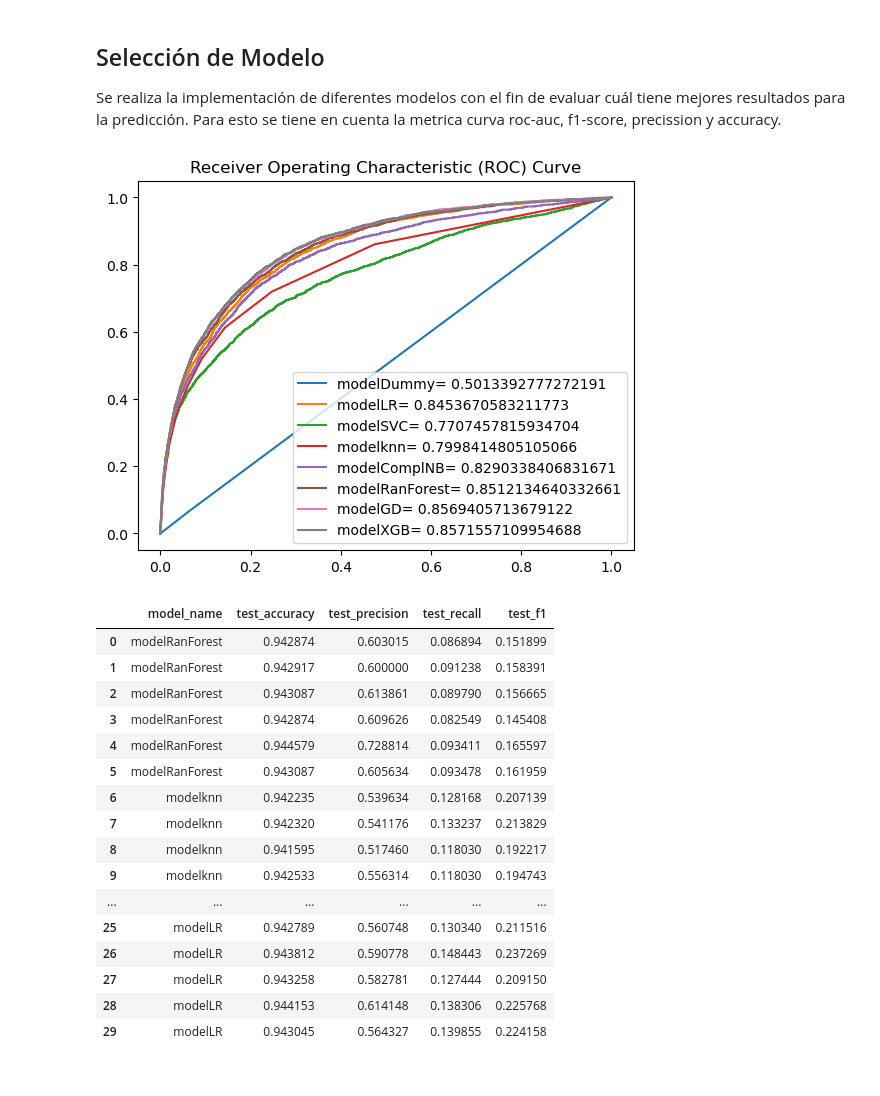
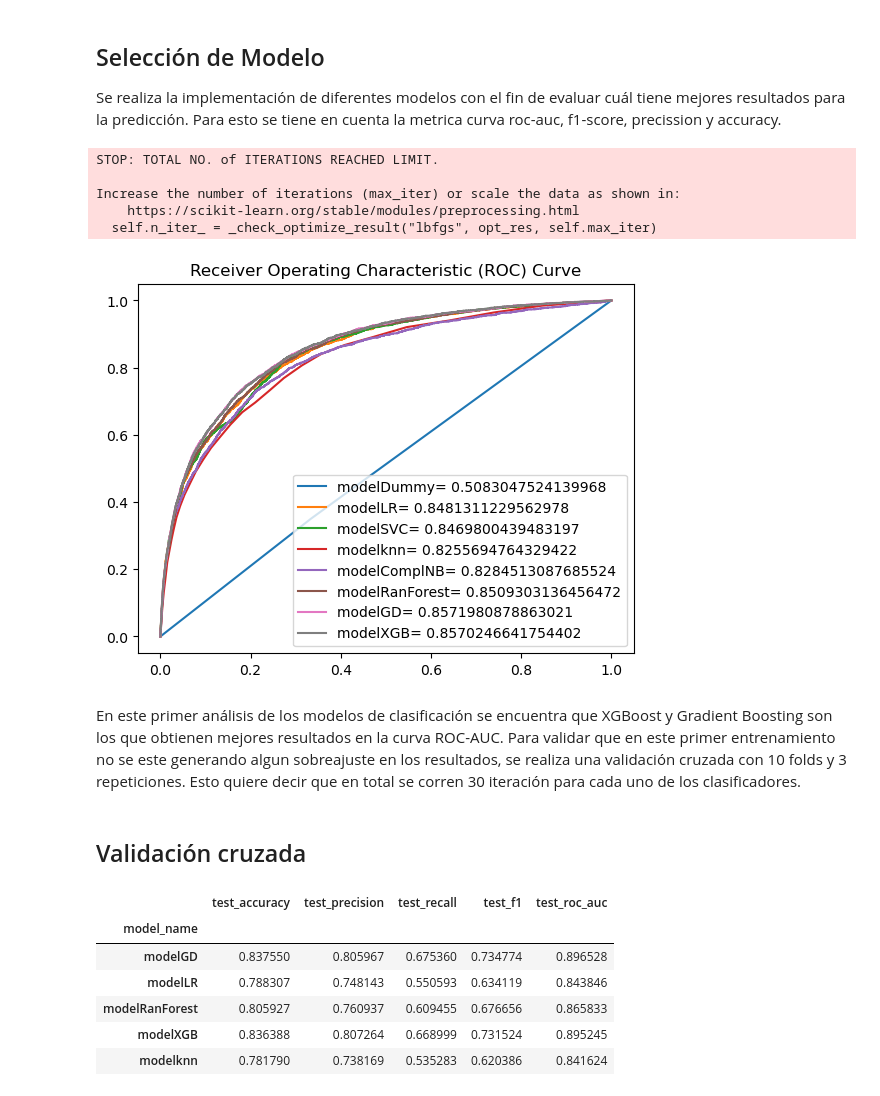
Before and after one commit to 00Fede/givemesomecredit, a Jupyter notebook: Model_Implementation_Training.ipynb, the cells around one changed output. Drawn from its saved outputs; the diff is of its cells as text; code cells hidden in the pictures.

```diff
--- a/Model_Implementation_Training.ipynb
+++ b/Model_Implementation_Training.ipynb
@@ -114,3 +121,9 @@ X_train, X_test, y_train, y_test = train_test_split(
     random_state=282,
     shuffle=True
 )
+y_train = y_train.ravel()
+y_test = y_test.ravel()
+print('Tamaño del dataset de entrenamiento: ', X_train.shape)
+print('Tamaño del dataset de evaluación: ', X_test.shape)
+print('Tamaño del dataset de entrenamiento: ', y_train.shape)
+print('Tamaño del dataset de evaluación: ', y_test.shape)
@@ -116,0 +151,6 @@ X_train, X_test, y_train, y_test = train_test_split(
+# %%
+oversample = SMOTE(sampling_strategy=0.1)
+X_train, y_train = oversample.fit_resample(X_train, pd.DataFrame(y_train)[0])
+
+# analyze class imbalance
+print(Counter(y_train))
@@ -116,0 +159,7 @@ X_train, X_test, y_train, y_test = train_test_split(
+# %%
+# define undersample strategy
+undersample = RandomUnderSampler(sampling_strategy=0.5)
+# fit and apply the transform
+X_train, y_train = undersample.fit_resample(X_train, pd.DataFrame(y_train)[0])
+# summarize class distribution
+print(Counter(y_train))
@@ -180,6 +279,12 @@ ModelNN        = MLPClassifier(solver='lbfgs', alpha=1e-5, hidden_layer_sizes=(1
 # ModelXGB
 modelXGB = XGBClassifier( n_estimators = 150, learning_rate=0.05, max_depth = 5) \
                 .fit(X_train, y_train)
+# %% [output]
+STOP: TOTAL NO. of ITERATIONS REACHED LIMIT.
+
+Increase the number of iterations (max_iter) or scale the data as shown in:
+    https://scikit-learn.org/stable/modules/preprocessing.html
+  self.n_iter_ = _check_optimize_result("lbfgs", opt_res, self.max_iter)
 # %%
 models = [
     ('modelDummy', modelDummy),
@@ -205,47 +310,48 @@ plt.title('Receiver Operating Characteristic (ROC) Curve')  # Título del gráfi
 plt.legend()  # Mostrar la leyenda de los modelos
 plt.show()  # Mostrar el gráfico
 # %% [output]
-[figure, old version]
+[figure, new version]
+# %% [markdown]
+En este primer análisis de los modelos de clasificación se encuentra que XGBoost y Gradient Boosting son los que obtienen mejores resultados en la curva ROC-AUC. Para validar que en este primer entrenamiento no se este generando algun sobreajuste en los resultados, se realiza una validación cruzada con 10 folds y 3 repeticiones. Esto quiere decir que en total se corren 30 iteración para cada uno de los clasificadores.
+# %% [markdown]
+## Validación cruzada
 # %%
-# Validación cruzada en todos los modelos
-cv = 6
-scoring = ['accuracy', 'precision', 'recall', 'f1']
+# Cross validation using RepeatStratifiedKFold
+from sklearn.model_selection import RepeatedStratifiedKFold
+from sklearn.model_selection import cross_val_score
+
+# define the evaluation procedure
+cv = RepeatedStratifiedKFold(n_splits=10, n_repeats=3, random_state=1)
+
+scoring = ['accuracy', 'precision', 'recall', 'f1', 'roc_auc']
 
 models = [
     ('modelRanForest', modelRanForest),
-    ('modelknn',modelknn),
+    ('modelSVC', modelSVC),
     ('modelGD', modelGD),
     ('modelXGB', modelXGB),
     ('modelLR',modelLR)
 ]
 
 cv_df = pd.DataFrame()
 
 for name, model in models:
-    scores = cross_validate(model, X, y, cv=cv, scoring=scoring, return_train_score=False)
+    # evaluate the model and collect the scores
+    scores = cross_validate(model, X_train, y_train, scoring=scoring, cv=cv, n_jobs=-1)
     model_scores = pd.DataFrame(scores)
     model_scores['model_name'] = name
     cv_df = pd.concat([cv_df, model_scores], ignore_index=True)
 
 column_order = ['model_name', 'test_accuracy', 'test_precision', 'test_recall', 'test_f1']
 cv_df = cv_df.reindex(columns=column_order)
 
-cv_df
+# calculate mean by name in cv_df
+cv_df.groupby(['model_name']).mean().order_by('test_f1', ascending=False)
 # %% [output]
-|  | model_name | test_accuracy | test_precision | test_recall | test_f1 |
-| 0 | modelRanForest | 0.942874 | 0.603015 | 0.086894 | 0.151899 |
-| 1 | modelRanForest | 0.942917 | 0.600000 | 0.091238 | 0.158391 |
-| 2 | modelRanForest | 0.943087 | 0.613861 | 0.089790 | 0.156665 |
-| 3 | modelRanForest | 0.942874 | 0.609626 | 0.082549 | 0.145408 |
-| 4 | modelRanForest | 0.944579 | 0.728814 | 0.093411 | 0.165597 |
-| 5 | modelRanForest | 0.943087 | 0.605634 | 0.093478 | 0.161959 |
-| 6 | modelknn | 0.942235 | 0.539634 | 0.128168 | 0.207139 |
-| 7 | modelknn | 0.942320 | 0.541176 | 0.133237 | 0.213829 |
-| 8 | modelknn | 0.941595 | 0.517460 | 0.118030 | 0.192217 |
-| 9 | modelknn | 0.942533 | 0.556314 | 0.118030 | 0.194743 |
-| ... | ... | ... | ... | ... | ... |
-| 25 | modelLR | 0.942789 | 0.560748 | 0.130340 | 0.211516 |
-| 26 | modelLR | 0.943812 | 0.590778 | 0.148443 | 0.237269 |
-| 27 | modelLR | 0.943258 | 0.582781 | 0.127444 | 0.209150 |
-| 28 | modelLR | 0.944153 | 0.614148 | 0.138306 | 0.225768 |
-| 29 | modelLR | 0.943045 | 0.564327 | 0.139855 | 0.224158 |
+|  | test_accuracy | test_precision | test_recall | test_f1 | test_roc_auc |
+| model_name |  |  |  |  |  |
+| modelGD | 0.837550 | 0.805967 | 0.675360 | 0.734774 | 0.896528 |
+| modelLR | 0.788307 | 0.748143 | 0.550593 | 0.634119 | 0.843846 |
+| modelRanForest | 0.805927 | 0.760937 | 0.609455 | 0.676656 | 0.865833 |
+| modelXGB | 0.836388 | 0.807264 | 0.668999 | 0.731524 | 0.895245 |
+| modelknn | 0.781790 | 0.738169 | 0.535283 | 0.620386 | 0.841624 |
```
Also changed, not shown: parts of 17 cells of this notebook.
